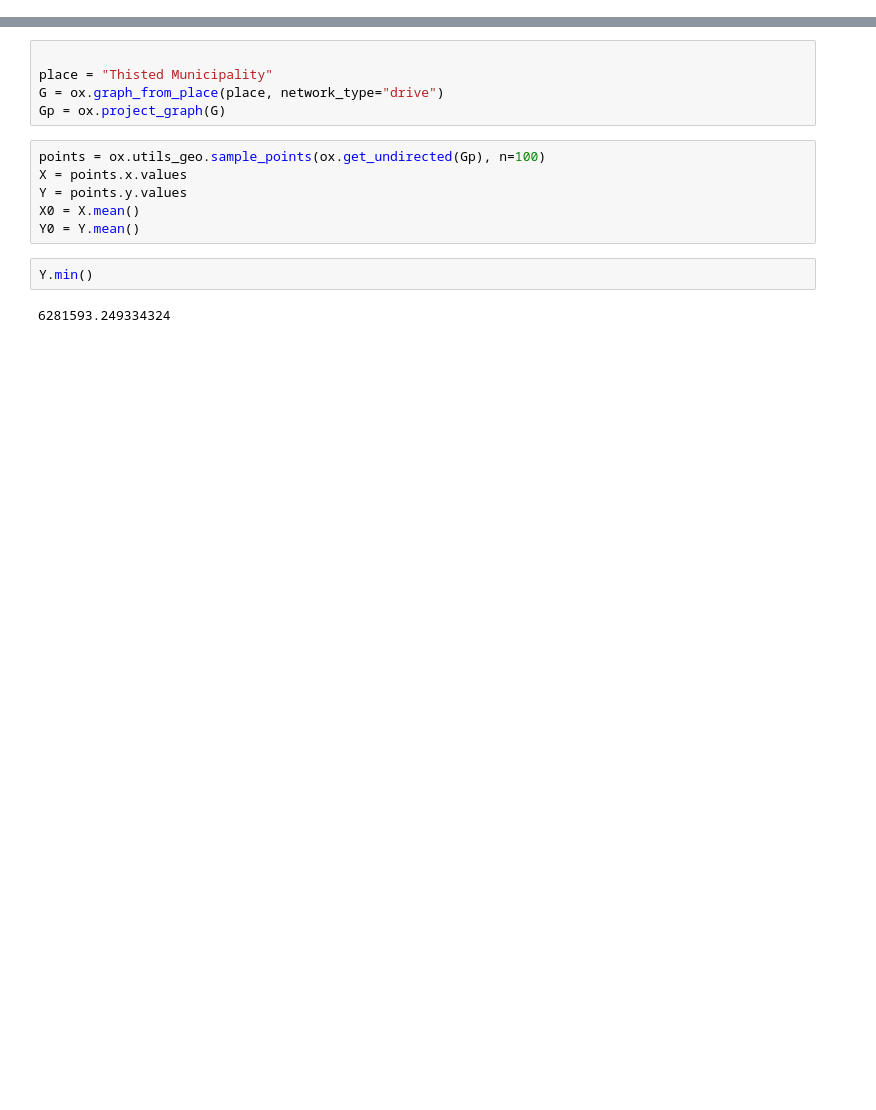
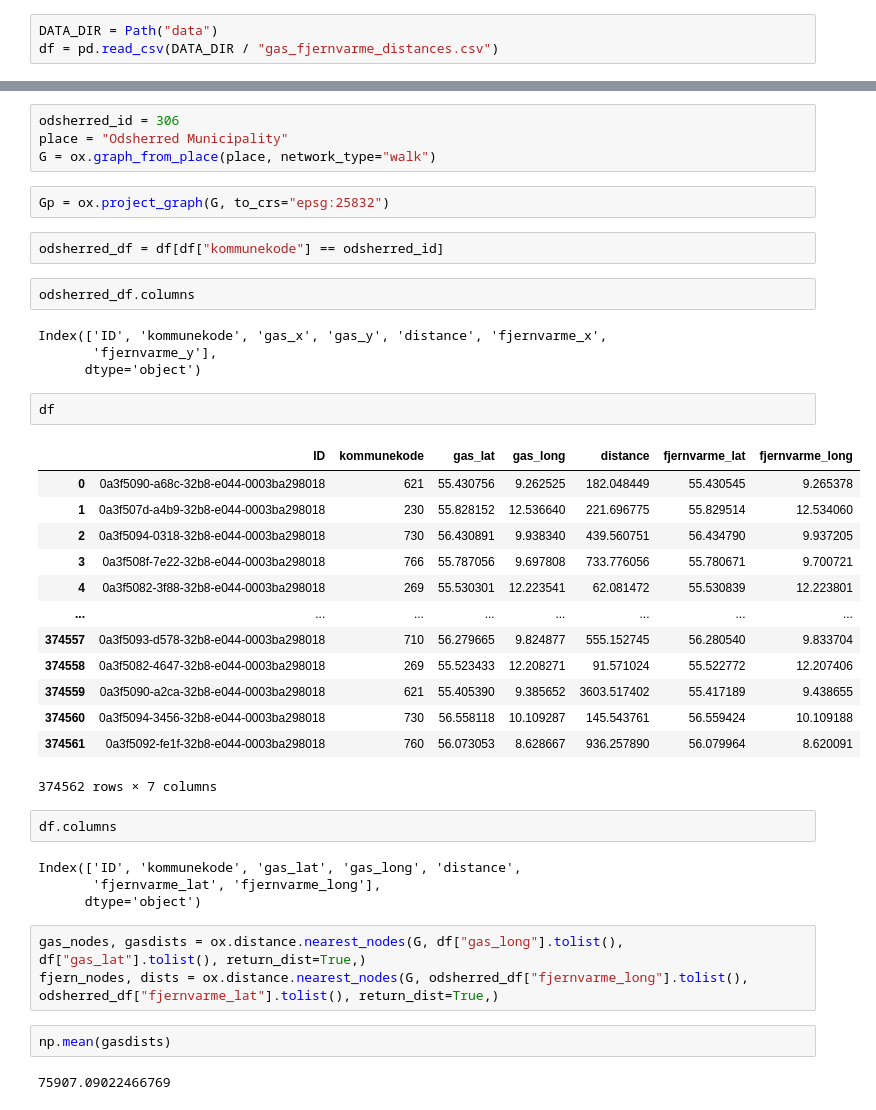
Before and after one commit to Rysias/parsing-gas, a Jupyter notebook: OsmnxTest.ipynb, the cells around one changed output, grey strips where cells are left out. Cells and saved outputs as stored; diff of their text form; blank space fills up the shorter version.

```diff
--- a/OsmnxTest.ipynb
+++ b/OsmnxTest.ipynb
@@ -21,0 +11,3 @@ ImportError: Missing optional dependency 'pyarrow'.  Use pip or conda to install
+# %%
+DATA_DIR = Path("data")
+df = pd.read_csv(DATA_DIR / "gas_fjernvarme_distances.csv")
@@ -22,15 +20,43 @@ ImportError: Missing optional dependency 'pyarrow'.  Use pip or conda to install
 # %%
-
-place = "Thisted Municipality"
-G = ox.graph_from_place(place, network_type="drive")
-Gp = ox.project_graph(G)
+odsherred_id = 306
+place = "Odsherred Municipality"
+G = ox.graph_from_place(place, network_type="walk")
-# %%
-points = ox.utils_geo.sample_points(ox.get_undirected(Gp), n=100)
-X = points.x.values
-Y = points.y.values
-X0 = X.mean()
-Y0 = Y.mean()
-# %%
-Y.min()
-# %% [output]
-6281593.249334324
+# %%
+Gp = ox.project_graph(G, to_crs="epsg:25832")
+# %%
+odsherred_df = df[df["kommunekode"] == odsherred_id]
+# %%
+odsherred_df.columns
+# %% [output]
+Index(['ID', 'kommunekode', 'gas_x', 'gas_y', 'distance', 'fjernvarme_x',
+       'fjernvarme_y'],
+      dtype='object')
+# %%
+df
+# %% [output]
+|  | ID | kommunekode | gas_lat | gas_long | distance | fjernvarme_lat | fjernvarme_long |
+| 0 | 0a3f5090-a68c-32b8-e044-0003ba298018 | 621 | 55.430756 | 9.262525 | 182.048449 | 55.430545 | 9.265378 |
+| 1 | 0a3f507d-a4b9-32b8-e044-0003ba298018 | 230 | 55.828152 | 12.536640 | 221.696775 | 55.829514 | 12.534060 |
+| 2 | 0a3f5094-0318-32b8-e044-0003ba298018 | 730 | 56.430891 | 9.938340 | 439.560751 | 56.434790 | 9.937205 |
+| 3 | 0a3f508f-7e22-32b8-e044-0003ba298018 | 766 | 55.787056 | 9.697808 | 733.776056 | 55.780671 | 9.700721 |
+| 4 | 0a3f5082-3f88-32b8-e044-0003ba298018 | 269 | 55.530301 | 12.223541 | 62.081472 | 55.530839 | 12.223801 |
+| ... | ... | ... | ... | ... | ... | ... | ... |
+| 374557 | 0a3f5093-d578-32b8-e044-0003ba298018 | 710 | 56.279665 | 9.824877 | 555.152745 | 56.280540 | 9.833704 |
+| 374558 | 0a3f5082-4647-32b8-e044-0003ba298018 | 269 | 55.523433 | 12.208271 | 91.571024 | 55.522772 | 12.207406 |
+| 374559 | 0a3f5090-a2ca-32b8-e044-0003ba298018 | 621 | 55.405390 | 9.385652 | 3603.517402 | 55.417189 | 9.438655 |
+| 374560 | 0a3f5094-3456-32b8-e044-0003ba298018 | 730 | 56.558118 | 10.109287 | 145.543761 | 56.559424 | 10.109188 |
+| 374561 | 0a3f5092-fe1f-32b8-e044-0003ba298018 | 760 | 56.073053 | 8.628667 | 936.257890 | 56.079964 | 8.620091 |
+374562 rows × 7 columns
+# %%
+df.columns
+# %% [output]
+Index(['ID', 'kommunekode', 'gas_lat', 'gas_long', 'distance',
+       'fjernvarme_lat', 'fjernvarme_long'],
+      dtype='object')
+# %%
+gas_nodes, gasdists = ox.distance.nearest_nodes(G, df["gas_long"].tolist(), df["gas_lat"].tolist(), return_dist=True,)
+fjern_nodes, dists = ox.distance.nearest_nodes(G, odsherred_df["fjernvarme_long"].tolist(), odsherred_df["fjernvarme_lat"].tolist(), return_dist=True,)
+# %%
+np.mean(gasdists)
+# %% [output]
+75907.09022466769
```
Also changed, not shown: parts of 12 cells of this notebook.
